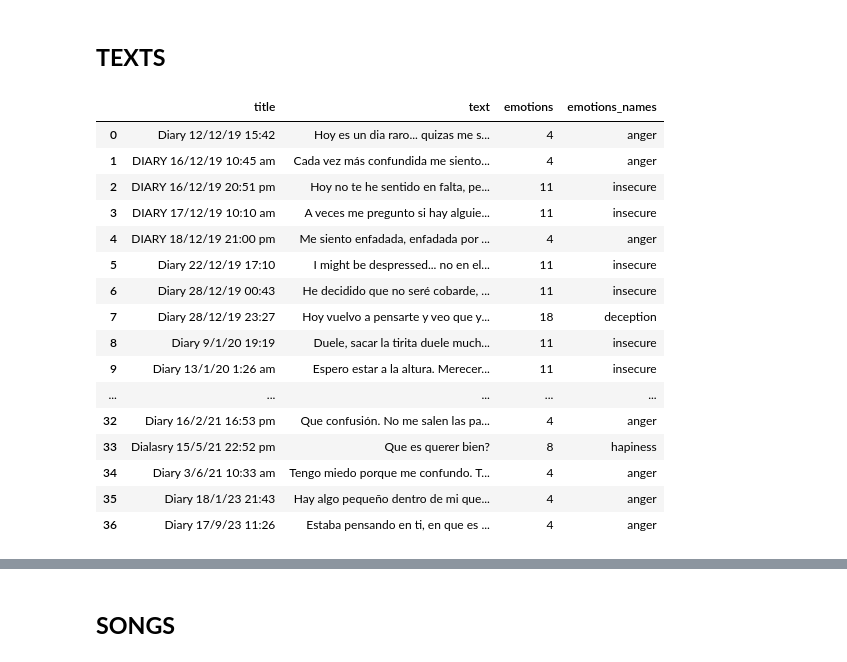
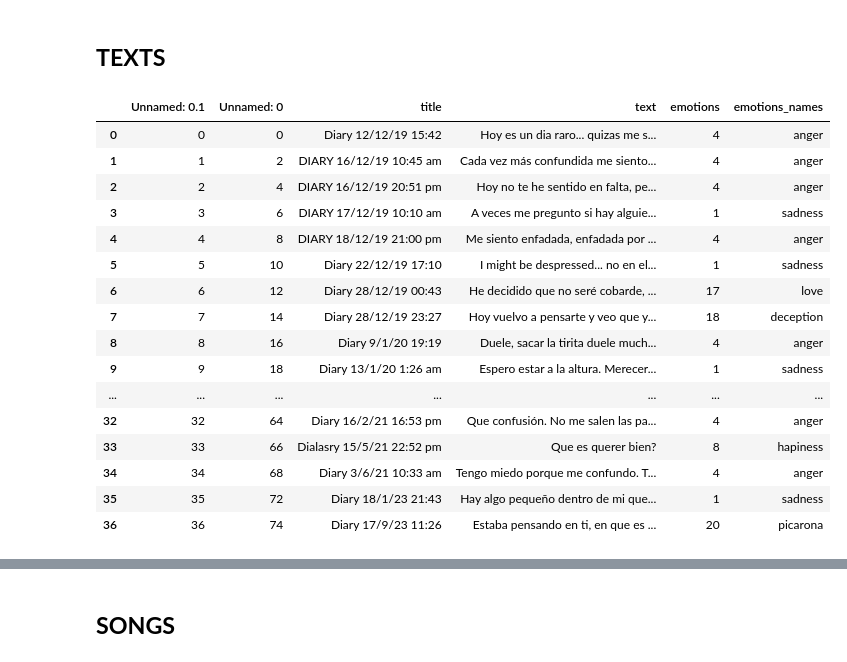
Before and after one commit to emmacunill/Take_Care, a Jupyter notebook: notebooks/extras.ipynb, the cells around one changed output, grey strips where cells are left out. Saved outputs shown, nothing was run; the diff lists cells and outputs as text; code cells hidden in the pictures.

```diff
--- a/notebooks/extras.ipynb
+++ b/notebooks/extras.ipynb
@@ -21,23 +22,23 @@ def get_clean_text(texts):
 
 texts = get_clean_text(texts)
 # %%
-texts = pd.read_csv("../data/transformed_df/texts_emotions_final.csv")
+texts = pd.read_csv("../data/transformed_df/texts_emotions3.csv")
 texts
 # %% [output]
-|  | title | text | emotions | emotions_names |
-| 0 | Diary 12/12/19 15:42 | Hoy es un dia raro... quizas me s... | 4 | anger |
-| 1 | DIARY 16/12/19 10:45 am | Cada vez más confundida me siento... | 4 | anger |
-| 2 | DIARY 16/12/19 20:51 pm | Hoy no te he sentido en falta, pe... | 11 | insecure |
-| 3 | DIARY 17/12/19 10:10 am | A veces me pregunto si hay alguie... | 11 | insecure |
-| 4 | DIARY 18/12/19 21:00 pm | Me siento enfadada, enfadada por ... | 4 | anger |
-| 5 | Diary 22/12/19 17:10 | I might be despressed... no en el... | 11 | insecure |
-| 6 | Diary 28/12/19 00:43 | He decidido que no seré cobarde, ... | 11 | insecure |
-| 7 | Diary 28/12/19 23:27 | Hoy vuelvo a pensarte y veo que y... | 18 | deception |
-| 8 | Diary 9/1/20 19:19 | Duele, sacar la tirita duele much... | 11 | insecure |
-| 9 | Diary 13/1/20 1:26 am | Espero estar a la altura. Merecer... | 11 | insecure |
-| ... | ... | ... | ... | ... |
-| 32 | Diary 16/2/21 16:53 pm | Que confusión. No me salen las pa... | 4 | anger |
-| 33 | Dialasry 15/5/21 22:52 pm | Que es querer bien? | 8 | hapiness |
-| 34 | Diary 3/6/21 10:33 am | Tengo miedo porque me confundo. T... | 4 | anger |
-| 35 | Diary 18/1/23 21:43 | Hay algo pequeño dentro de mi que... | 4 | anger |
-| 36 | Diary 17/9/23 11:26 | Estaba pensando en ti, en que es ... | 4 | anger |
+|  | Unnamed: 0.1 | Unnamed: 0 | title | text | emotions | emotions_names |
+| 0 | 0 | 0 | Diary 12/12/19 15:42 | Hoy es un dia raro... quizas me s... | 4 | anger |
+| 1 | 1 | 2 | DIARY 16/12/19 10:45 am | Cada vez más confundida me siento... | 4 | anger |
+| 2 | 2 | 4 | DIARY 16/12/19 20:51 pm | Hoy no te he sentido en falta, pe... | 4 | anger |
+| 3 | 3 | 6 | DIARY 17/12/19 10:10 am | A veces me pregunto si hay alguie... | 1 | sadness |
+| 4 | 4 | 8 | DIARY 18/12/19 21:00 pm | Me siento enfadada, enfadada por ... | 4 | anger |
+| 5 | 5 | 10 | Diary 22/12/19 17:10 | I might be despressed... no en el... | 1 | sadness |
+| 6 | 6 | 12 | Diary 28/12/19 00:43 | He decidido que no seré cobarde, ... | 17 | love |
+| 7 | 7 | 14 | Diary 28/12/19 23:27 | Hoy vuelvo a pensarte y veo que y... | 18 | deception |
+| 8 | 8 | 16 | Diary 9/1/20 19:19 | Duele, sacar la tirita duele much... | 4 | anger |
+| 9 | 9 | 18 | Diary 13/1/20 1:26 am | Espero estar a la altura. Merecer... | 1 | sadness |
+| ... | ... | ... | ... | ... | ... | ... |
+| 32 | 32 | 64 | Diary 16/2/21 16:53 pm | Que confusión. No me salen las pa... | 4 | anger |
+| 33 | 33 | 66 | Dialasry 15/5/21 22:52 pm | Que es querer bien? | 8 | hapiness |
+| 34 | 34 | 68 | Diary 3/6/21 10:33 am | Tengo miedo porque me confundo. T... | 4 | anger |
+| 35 | 35 | 72 | Diary 18/1/23 21:43 | Hay algo pequeño dentro de mi que... | 1 | sadness |
+| 36 | 36 | 74 | Diary 17/9/23 11:26 | Estaba pensando en ti, en que es ... | 20 | picarona |
```
Also changed, not shown: parts of 4 cells of this notebook, 1 other file.
